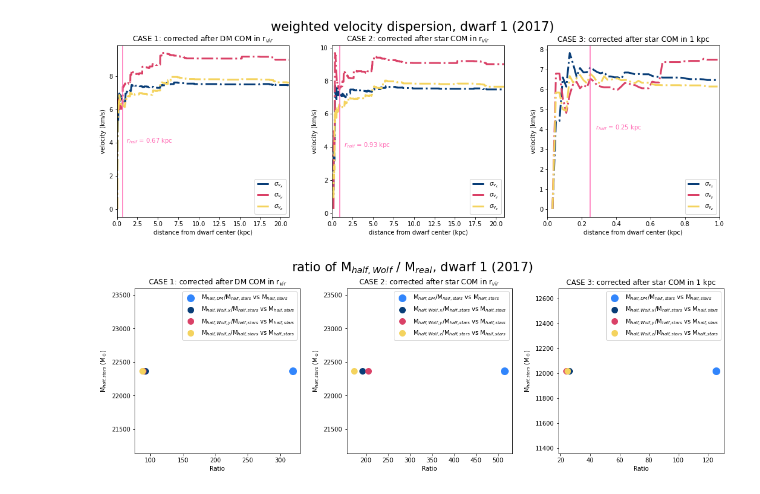
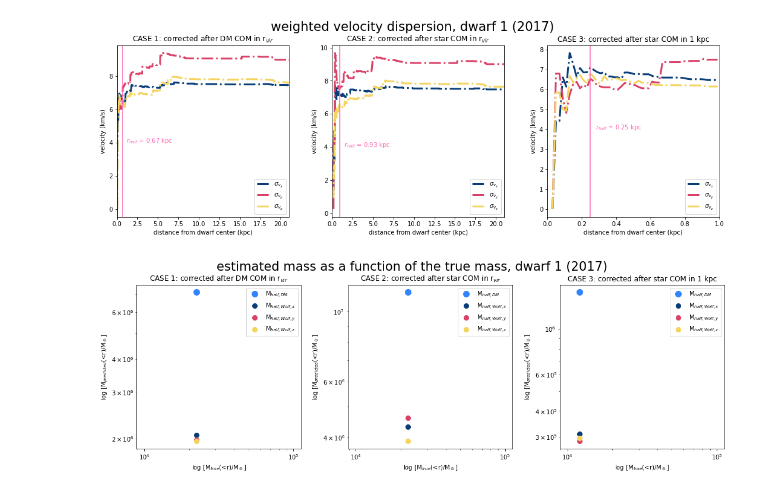
Before and after one commit to nguyenbinh1612/Binh_UFD, a Jupyter notebook: velocity analysis/2017 data.ipynb, the cells around one changed output. Saved outputs shown, nothing was run; the diff lists cells and outputs as text; code cells hidden in the pictures.

Commit message:
made a few plots!

```diff
--- a/velocity analysis/2017 data.ipynb
+++ b/velocity analysis/2017 data.ipynb
@@ -98,9 +165,9 @@ stdev_z2 = analyze.weighted_stdev(vz_star_stel_vCOM, star_mass_halo1, bin_size,
 # %%
-# Finally, find the ratio between the Wolf mass estimate and the dynamical mass at r_half.
+# Next, find the ratio between the Wolf mass estimate and the dynamical mass at r_half.
 
-stdev_at_rhalf_x2, M_real2, M_wolf_x2 = analyze.Wolf_mass_at_rhalf(vx_star_stel_vCOM, star_mass_halo1, \
+stdev_star_rhalf_x2, M_real2, M_wolf_x2 = analyze.Wolf_mass_at_rhalf(vx_star_stel_vCOM, star_mass_halo1, \
                                               bin_size, r_star_case2, r_dm_halo1, radius_array)
-stdev_at_rhalf_y2, M_real2, M_wolf_y2 = analyze.Wolf_mass_at_rhalf(vy_star_stel_vCOM, star_mass_halo1, \
+stdev_star_rhalf_y2, M_real2, M_wolf_y2 = analyze.Wolf_mass_at_rhalf(vy_star_stel_vCOM, star_mass_halo1, \
                                               bin_size, r_star_case2, r_dm_halo1, radius_array)
-stdev_at_rhalf_z2, M_real2, M_wolf_z2 = analyze.Wolf_mass_at_rhalf(vz_star_stel_vCOM, star_mass_halo1, \
+stdev_star_rhalf_z2, M_real2, M_wolf_z2 = analyze.Wolf_mass_at_rhalf(vz_star_stel_vCOM, star_mass_halo1, \
                                               bin_size, r_star_case2, r_dm_halo1, radius_array)
@@ -141,9 +227,9 @@ stdev_z3 = analyze.weighted_stdev(vz_star_1000pc, star_mass_halo1, bin_size, r_s
 # %%
-# Finally, find the ratio between the Wolf mass estimate and the dynamical mass at r_half.
+# Next, find the ratio between the Wolf mass estimate and the dynamical mass at r_half.
 
-stdev_at_rhalf_x3, M_real3, M_wolf_x3 = analyze.Wolf_mass_at_rhalf(vx_star_1000pc, star_mass_halo1, \
+stdev_star_rhalf_x3, M_real3, M_wolf_x3 = analyze.Wolf_mass_at_rhalf(vx_star_1000pc, star_mass_halo1, \
                                               bin_size, r_star_case3, r_dm_halo1, radius_array_1kpc)
-stdev_at_rhalf_y3, M_real3, M_wolf_y3 = analyze.Wolf_mass_at_rhalf(vy_star_1000pc, star_mass_halo1, \
+stdev_star_rhalf_y3, M_real3, M_wolf_y3 = analyze.Wolf_mass_at_rhalf(vy_star_1000pc, star_mass_halo1, \
                                               bin_size, r_star_case3, r_dm_halo1, radius_array_1kpc)
-stdev_at_rhalf_z3, M_real3, M_wolf_z3 = analyze.Wolf_mass_at_rhalf(vz_star_1000pc, star_mass_halo1, \
+stdev_star_rhalf_z3, M_real3, M_wolf_z3 = analyze.Wolf_mass_at_rhalf(vz_star_1000pc, star_mass_halo1, \
                                               bin_size, r_star_case3, r_dm_halo1, radius_array_1kpc)
@@ -238,53 +341,56 @@ plt.show()
 # %%
 fig, (ax1, ax2, ax3) = plt.subplots(1, 3, figsize=[15, 5])
 
 # Plotting case 1:
-ax1.plot(M_real1 / M_half1, M_half1, 'o', color='#3185FC', markersize=12, \
-         label='M$_{half,DM}$/M$_{half,stars}$ vs M$_{half,stars}$')
-ax1.plot(M_wolf_x1 / M_half1, M_half1, 'o', color='#083D77', markersize=10, \
-         label='M$_{half,Wolf,x}$/M$_{half,stars}$ vs M$_{half,stars}$')
-ax1.plot(M_wolf_y1 / M_half1, M_half1, 'o', color='#DA4167', markersize=10, \
-         label='M$_{half,Wolf,y}$/M$_{half,stars}$ vs M$_{half,stars}$')
-ax1.plot(M_wolf_z1 / M_half1, M_half1, 'o', color='#F4D35E', markersize=10, \
-         label='M$_{half,Wolf,z}$/M$_{half,stars}$ vs M$_{half,stars}$')
-ax1.set(xlabel='Ratio', ylabel='M$_{half,stars}$ (M$_\odot$)')
+ax1.plot(M_half1, M_real1, 'o', color='#3185FC', markersize=10, \
+         label='M$_{half,DM}$')
+ax1.plot(M_half1, M_wolf_x1, 'o', color='#083D77', markersize=8, \
+         label='M$_{half,Wolf,x}$')
+ax1.plot(M_half1, M_wolf_y1, 'o', color='#DA4167', markersize=8, \
+         label='M$_{half,Wolf,y}$')
+ax1.plot(M_half1, M_wolf_z1, 'o', color='#F4D35E', markersize=8, \
+         label='M$_{half,Wolf,z}$')
+ax1.set(xlabel='log [M$_{true}$(<r)/M$_\odot$]', ylabel='log [M$_{predicted}$(<r)/M$_\odot$]')
 ax1.legend(loc='upper right')
 ax1.set_box_aspect(1)
 ax1.set_title('CASE 1: corrected after DM COM in r$_{vir}$')
+ax1.set(xscale='log', yscale='log')
 
 # Plotting case 2:
-ax2.plot(M_real2 / M_half2, M_half2, 'o', color='#3185FC', markersize=12, \
-         label='M$_{half,DM}$/M$_{half,stars}$ vs M$_{half,stars}$')
-ax2.plot(M_wolf_x2 / M_half2, M_half2, 'o', color='#083D77', markersize=10, \
-         label='M$_{half,Wolf,x}$/M$_{half,stars}$ vs M$_{half,stars}$')
-ax2.plot(M_wolf_y2 / M_half2, M_half2, 'o', color='#DA4167', markersize=10, \
-         label='M$_{half,Wolf,y}$/M$_{half,stars}$ vs M$_{half,stars}$')
-ax2.plot(M_wolf_z2 / M_half2, M_half2, 'o', color='#F4D35E', markersize=10, \
-         label='M$_{half,Wolf,z}$/M$_{half,stars}$ vs M$_{half,stars}$')
-ax2.set(xlabel='Ratio', ylabel='M$_{half,stars}$ (M$_\odot$)')
+ax2.plot(M_half2, M_real2, 'o', color='#3185FC', markersize=10, \
+         label='M$_{half,DM}$')
+ax2.plot(M_half2, M_wolf_x2, 'o', color='#083D77', markersize=8, \
+         label='M$_{half,Wolf,x}$')
+ax2.plot(M_half2, M_wolf_y2, 'o', color='#DA4167', markersize=8, \
+         label='M$_{half,Wolf,y}$')
+ax2.plot(M_half2, M_wolf_z2, 'o', color='#F4D35E', markersize=8, \
+         label='M$_{half,Wolf,z}$')
+ax2.set(xlabel='log [M$_{true}$(<r)/M$_\odot$]', ylabel='log [M$_{predicted}$(<r)/M$_\odot$]')
 ax2.legend(loc='upper right')
 ax2.set_box_aspect(1)
 ax2.set_title('CASE 2: corrected after star COM in r$_{vir}$')
+ax2.set(xscale='log', yscale='log')
 
 # Plotting case 3:
-ax3.plot(M_real3 / M_half3, M_half3, 'o', color='#3185FC', markersize=12, \
-         label='M$_{half,DM}$/M$_{half,stars}$ vs M$_{half,stars}$')
-ax3.plot(M_wolf_x3 / M_half3, M_half3, 'o', color='#083D77', markersize=10, \
-         label='M$_{half,Wolf,x}$/M$_{half,stars}$ vs M$_{half,stars}$')
-ax3.plot(M_wolf_y3 / M_half3, M_half3, 'o', color='#DA4167', markersize=10, \
-         label='M$_{half,Wolf,y}$/M$_{half,stars}$ vs M$_{half,stars}$')
-ax3.plot(M_wolf_z3 / M_half3, M_half3, 'o', color='#F4D35E', markersize=10, \
-         label='M$_{half,Wolf,z}$/M$_{half,stars}$ vs M$_{half,stars}$')
-ax3.set(xlabel='Ratio', ylabel='M$_{half,stars}$ (M$_\odot$)')
+ax3.plot(M_half3, M_real3, 'o', color='#3185FC', markersize=10, \
+         label='M$_{half,DM}$')
+ax3.plot(M_half3, M_wolf_x3, 'o', color='#083D77', markersize=8, \
+         label='M$_{half,Wolf,x}$')
+ax3.plot(M_half3, M_wolf_y3, 'o', color='#DA4167', markersize=8, \
+         label='M$_{half,Wolf,y}$')
+ax3.plot(M_half3, M_wolf_z3, 'o', color='#F4D35E', markersize=8, \
+         label='M$_{half,Wolf,z}$')
+ax3.set(xlabel='log [M$_{true}$(<r)/M$_\odot$]', ylabel='log [M$_{predicted}$(<r)/M$_\odot$]')
 ax3.legend(loc='upper right')
 ax3.set_box_aspect(1)
 ax3.set_title('CASE 3: corrected after star COM in 1 kpc')
+ax3.set(xscale='log', yscale='log')
 
-plt.suptitle('ratio of M$_{half,Wolf}$ / M$_{real}$, dwarf 1 (2017)', fontsize=21)
+plt.suptitle('estimated mass as a function of the true mass, dwarf 1 (2017)', fontsize=21)
 plt.tight_layout()
 plt.show()
 # %% [output]
-[figure, old version]
+[figure, new version]
 # %%
 fig, (ax1, ax2, ax3) = plt.subplots(1, 3, figsize=[15, 5])
 
```
Also changed, not shown: parts of 16 cells of this notebook, 1 other file.
